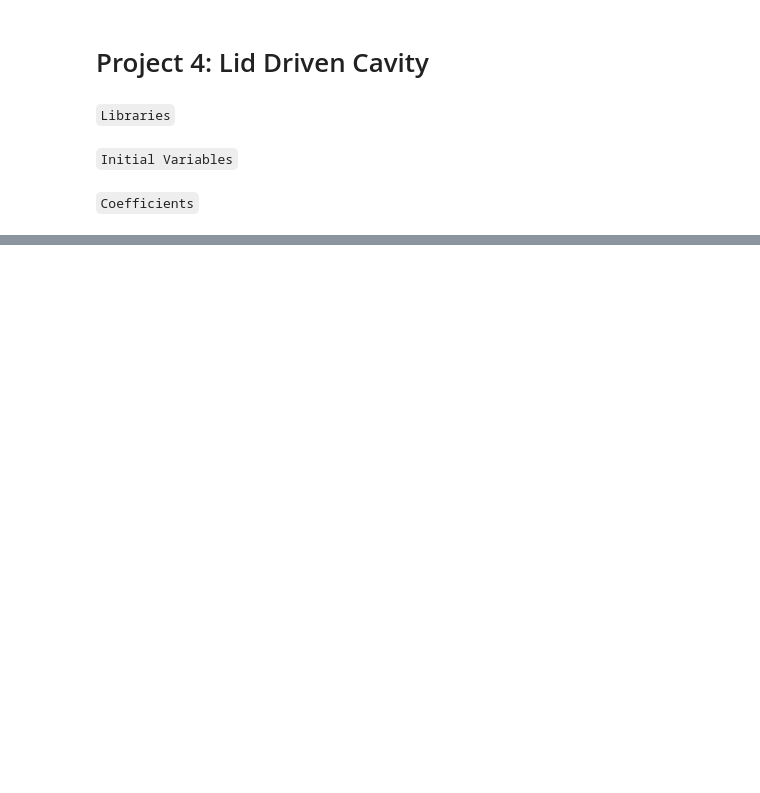
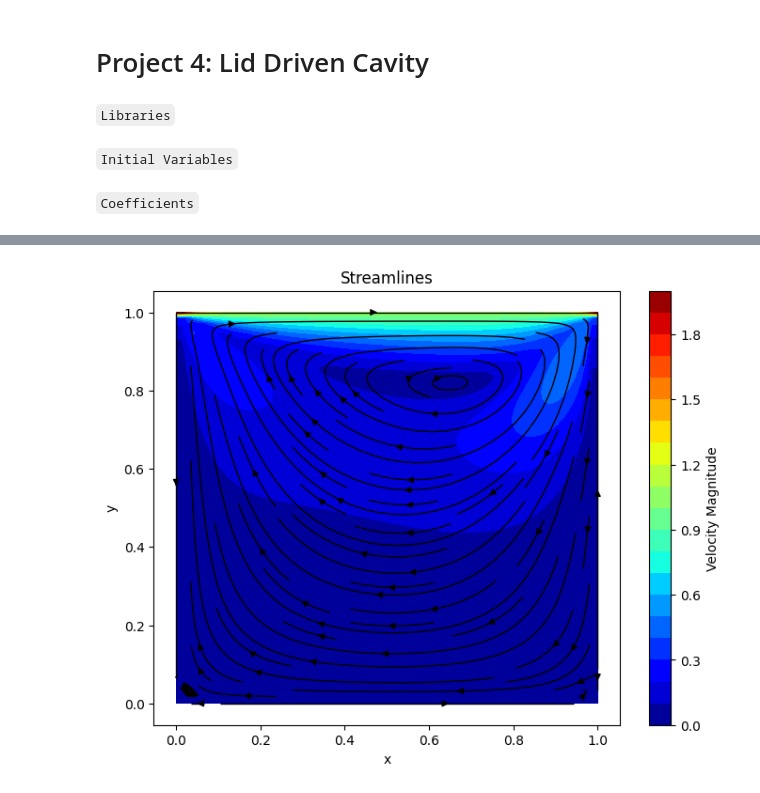
Before and after one commit to VardanMittal/Computational-Fluid-Dynamics, a Jupyter notebook: Projects/Project4/main.ipynb, the cells around one changed output, grey strips where cells are left out. Saved outputs shown, nothing was run; the diff lists cells and outputs as text; code cells hidden in the pictures; blank space fills up the shorter version.

```diff
--- a/Projects/Project4/main.ipynb
+++ b/Projects/Project4/main.ipynb
@@ -179,0 +196,14 @@ plt.show()
+# %%
+def streamlines():
+    velocity_magnitude = np.sqrt(u[-1]**2 + v[-1]**2)
+
+    fig, ax = plt.subplots(figsize=(8, 6))
+    cont = ax.contourf(X, Y, velocity_magnitude, cmap=plt.cm.jet, levels=20)
+    ax.streamplot(X, Y, u[-1], v[-1], color='k', linewidth=1)
+    plt.colorbar(cont, ax=ax, label='Velocity Magnitude')
+    ax.set(title="Streamlines", xlabel='x', ylabel='y')
+    plt.show()
+
+streamlines()
+# %% [output]
+[figure, added]
```
Also changed, not shown: parts of 17 cells of this notebook, 2 other files.
